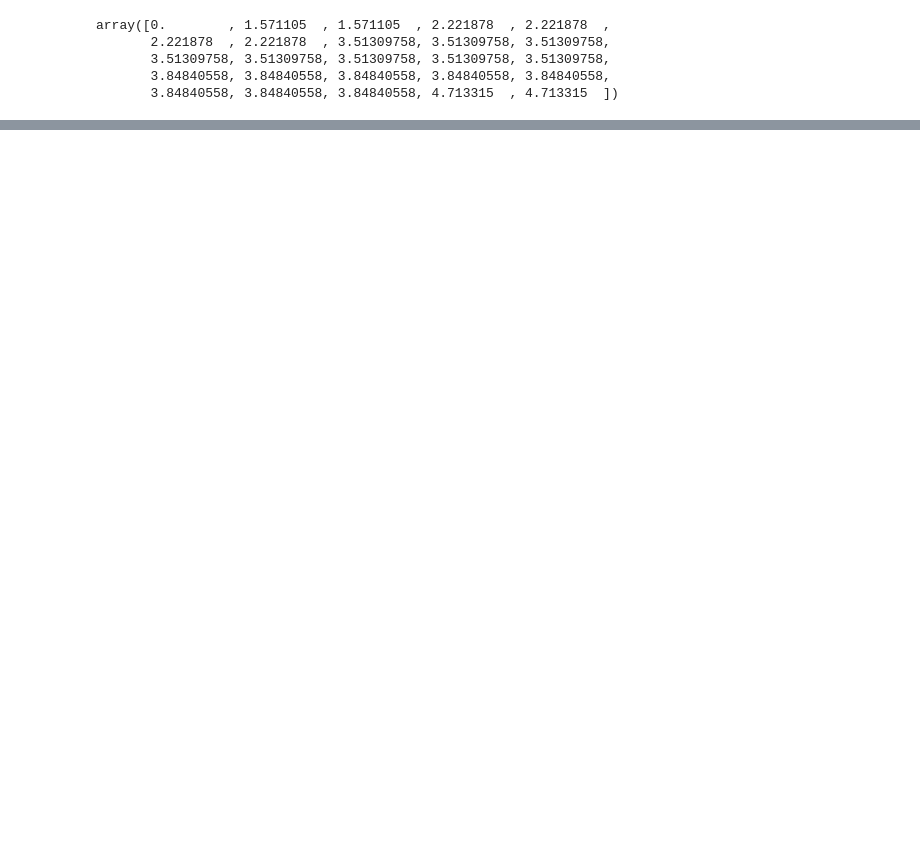
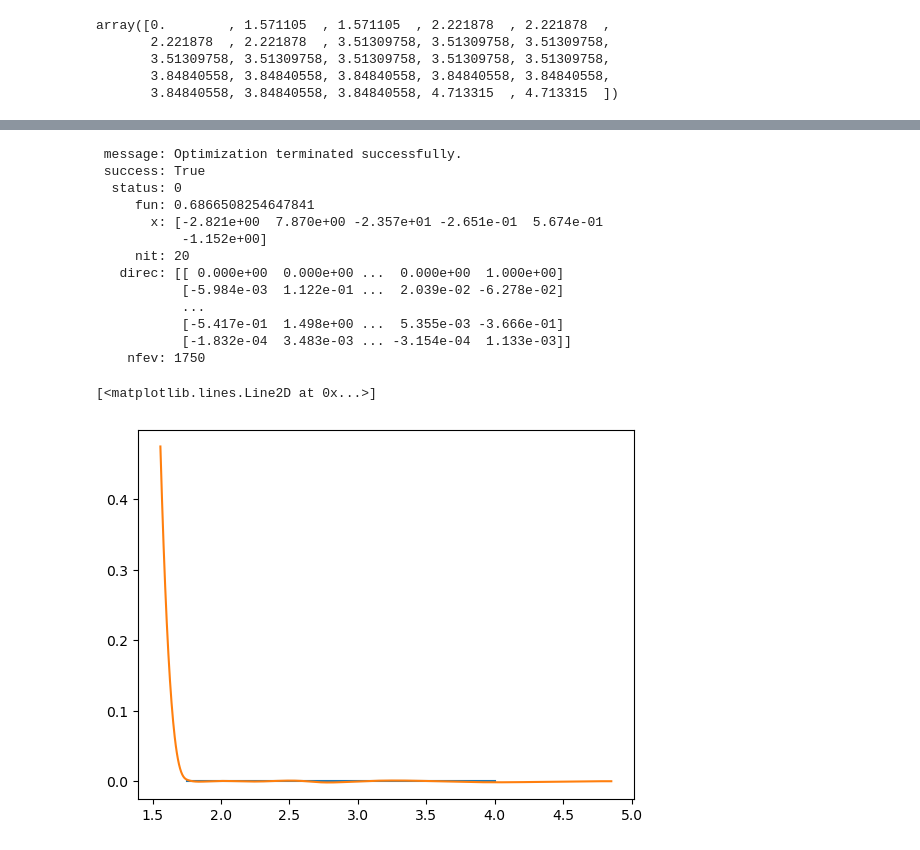
Before and after one commit to Samanyu-T/Lammps_MD, a Jupyter notebook: Jupyter_Notebooks/test_whe_pot.ipynb, the cells around one changed output, grey strips where cells are left out. Saved outputs shown, nothing was run; the diff lists cells and outputs as text; code cells hidden in the pictures; blank space fills up the shorter version.

```diff
--- a/Jupyter_Notebooks/test_whe_pot.ipynb
+++ b/Jupyter_Notebooks/test_whe_pot.ipynb
@@ -293,0 +321,78 @@ NameError: name 'He_Fitting_Serial' is not defined
+# %%
+def loss_w_he_zero(x, eam_fit, ref):
+
+    loss = 0
+
+    coef_dict = eam_fit.fit_sample(x)
+
+    ZBL = He_Fitting_Serial.ZBL(2, 74)
+
+    poly = He_Fitting_Serial.splineval(ref[:, 0], coef_dict['W-He'], eam_fit.knot_pts['W-He'])
+
+    zbl = ZBL.eval_zbl(ref[:, 0]) + He_Fitting_Serial.exp(ref[:,0], x[0], x[1])
+
+    phi_pot = poly + zbl
+
+    # loss = np.sum((phi_pot - ref[:, 1])**2, axis=0)
+    loss +=  np.sum(np.abs(phi_pot))
+
+    # loss += - 1e-1 *np.sum(phi_pot[phi_pot < 0])
+
+    sort_idx = np.argsort(phi_pot)
+    loss += 100* ( np.all(sort_idx == np.arange(len(phi_pot))) )
+
+    # plt.plot(phi_pot)
+    # r_zbl = np.linspace(1.5, 2.25, 10)
+
+    # loss += np.sum(EAM_Fitting_Serial.splineval(r_zbl, coef_dict['H-He'], eam_fit.knot_pts['H-He']) ** 2, axis = 0)
+
+    return loss
+
+n_knots = {}
+n_knots['He F'] = 0
+n_knots['H-He p'] = 0
+n_knots['He-W p'] = 0
+n_knots['He-H p'] = 0
+n_knots['He-He p'] = 0
+n_knots['W-He'] = 4
+n_knots['He-He'] = 0
+n_knots['H-He'] = 0
+
+eam_fit = He_Fitting_Serial.Fit_EAM_Potential(pot, n_knots, pot_params, potlines, None, 0, '')
+
+x = np.linspace(1.75, 4, 1000)
+
+y = 0 * ( (2.75/x)**12 - (2.75/x)**6 )
+
+ref = np.column_stack([x, y])
+
+sample = np.random.randn(6)
+
+res = minimize(loss_w_he_zero, sample, args=(eam_fit, ref), method='Powell', options={'maxfev':1e4})
+
+print(res)
+
+eam_fit.sample_to_file(res.x)
+
+r = np.linspace(0, eam_fit.pot_params['rc'], eam_fit.pot_params['Nr'])[1:]
+
+whe = eam_fit.pot_lammps['W-He'][1:]/r
+plt.plot(ref[:,0], ref[:,1])
+
+plt.plot(r[400:], whe[400:])
+# %% [output]
+ message: Optimization terminated successfully.
+ success: True
+  status: 0
+     fun: 0.6866508254647841
+       x: [-2.821e+00  7.870e+00 -2.357e+01 -2.651e-01  5.674e-01
+           -1.152e+00]
+     nit: 20
+   direc: [[ 0.000e+00  0.000e+00 ...  0.000e+00  1.000e+00]
+           [-5.984e-03  1.122e-01 ...  2.039e-02 -6.278e-02]
+           ...
+           [-5.417e-01  1.498e+00 ...  5.355e-03 -3.666e-01]
+           [-1.832e-04  3.483e-03 ... -3.154e-04  1.133e-03]]
+    nfev: 1750
+[<matplotlib.lines.Line2D at 0x...>]
+[figure, added]
```
Also changed, not shown: parts of 5 cells of this notebook, 4 other files.
